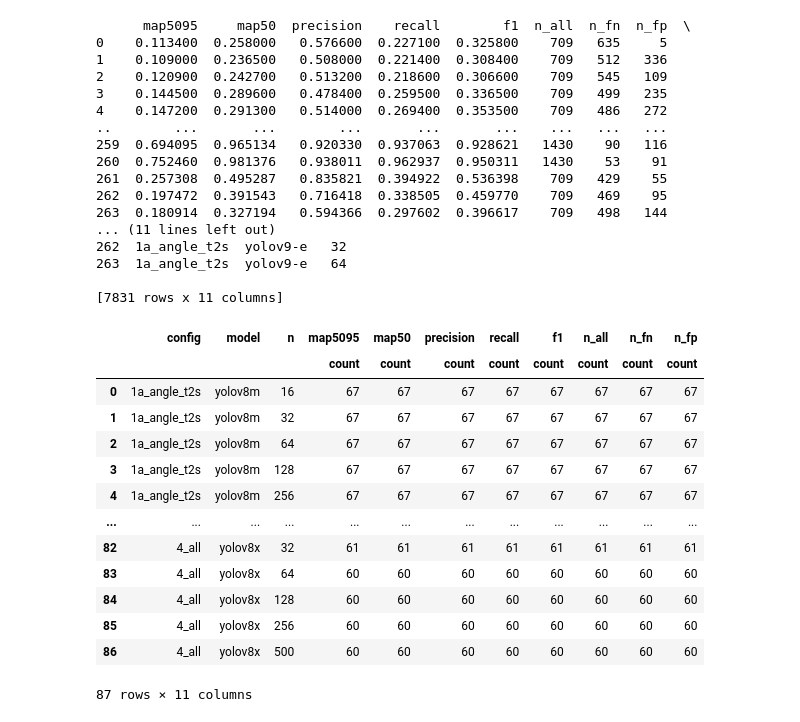
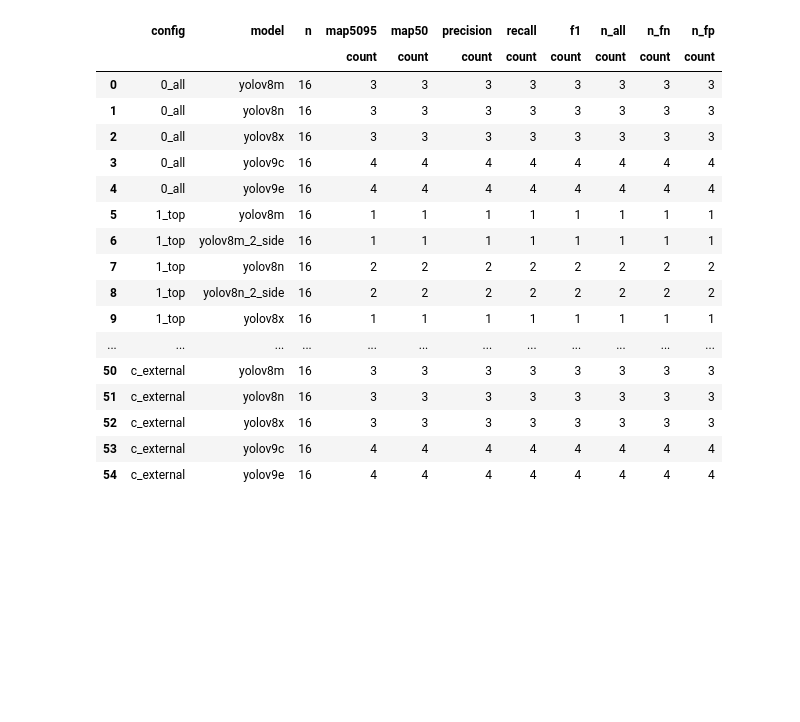
Before and after one commit to Niche-Squad/COLO, a Jupyter notebook: _3_evaluate.ipynb, the cells around one changed output. Cells and saved outputs as stored; diff of their text form; code cells hidden in the pictures; blank space fills up the shorter version.

```diff
--- a/_3_evaluate.ipynb
+++ b/_3_evaluate.ipynb
@@ -5,14 +5,11 @@ import seaborn as sns
 import matplotlib.pyplot as plt
 # %%
 ROOT = os.path.join("/home", "niche", "COLO")
-DIR_V8 = os.path.join("/projects", "niche_squad", "yolov8")
-DIR_V9 = os.path.join(ROOT, "yolov9", "out")
-RUNS = ["run_%d" % i for i in range(8)]
+DIR_OUT = os.path.join(ROOT, "out", "yolo")
+LS_DIR = [os.path.join(DIR_OUT, f) for f in os.listdir(DIR_OUT)]
 # %%
-data = dict()
-for k, v in zip(["v8", "v9"], [DIR_V8, DIR_V9]):
-    h = 0 if k == "v8" else None
-    data[k] = pd.read_csv(os.path.join(v, RUNS[0], "results.csv"), header=h)
-    for i in range(1, len(RUNS)):
-        data_new = pd.read_csv(os.path.join(v, RUNS[i], "results.csv"), header=h)
-        data[k] = pd.concat([data[k], data_new])
+data = pd.read_csv(os.path.join(LS_DIR[0], "results.csv"))
+for i in range(1, len(LS_DIR)):
+    data_tmp = pd.read_csv(os.path.join(LS_DIR[i], "results.csv"))
+    data = pd.concat([data, data_tmp])
+data
@@ -19,41 +30,21 @@ for k, v in zip(["v8", "v9"], [DIR_V8, DIR_V9]):
-# %%
-# set headers for v9 from v8
-data["v9"].columns = data["v8"].columns
-data_out = pd.concat([data["v8"], data["v9"]])
-print(data_out) # 5951
-# %% [output]
-      map5095     map50  precision    recall        f1  n_all  n_fn  n_fp  \
-0    0.113400  0.258000   0.576600  0.227100  0.325800    709   635     5
-1    0.109000  0.236500   0.508000  0.221400  0.308400    709   512   336
-2    0.120900  0.242700   0.513200  0.218600  0.306600    709   545   109
-3    0.144500  0.289600   0.478400  0.259500  0.336500    709   499   235
-4    0.147200  0.291300   0.514000  0.269400  0.353500    709   486   272
-..        ...       ...        ...       ...       ...    ...   ...   ...
-259  0.694095  0.965134   0.920330  0.937063  0.928621   1430    90   116
-260  0.752460  0.981376   0.938011  0.962937  0.950311   1430    53    91
-261  0.257308  0.495287   0.835821  0.394922  0.536398    709   429    55
-262  0.197472  0.391543   0.716418  0.338505  0.459770    709   469    95
-263  0.180914  0.327194   0.594366  0.297602  0.396617    709   498   144
-... (11 lines left out)
-262  1a_angle_t2s  yolov9-e   32
-263  1a_angle_t2s  yolov9-e   64
-
-[7831 rows x 11 columns]
 # %%
-# count each cateogory (config,model,n)
-data["v8"].groupby(["config", "model", "n"]).aggregate(["count"]).reset_index()
+data.query("n == 16").groupby(["config", "model", "n"]).aggregate(["count"]).reset_index()
 # %% [output]
 |  | config | model | n | map5095 | map50 | precision | recall | f1 | n_all | n_fn | n_fp |
 |  |  |  |  | count | count | count | count | count | count | count | count |
-| 0 | 1a_angle_t2s | yolov8m | 16 | 67 | 67 | 67 | 67 | 67 | 67 | 67 | 67 |
-| 1 | 1a_angle_t2s | yolov8m | 32 | 67 | 67 | 67 | 67 | 67 | 67 | 67 | 67 |
-| 2 | 1a_angle_t2s | yolov8m | 64 | 67 | 67 | 67 | 67 | 67 | 67 | 67 | 67 |
-| 3 | 1a_angle_t2s | yolov8m | 128 | 67 | 67 | 67 | 67 | 67 | 67 | 67 | 67 |
-| 4 | 1a_angle_t2s | yolov8m | 256 | 67 | 67 | 67 | 67 | 67 | 67 | 67 | 67 |
+| 0 | 0_all | yolov8m | 16 | 3 | 3 | 3 | 3 | 3 | 3 | 3 | 3 |
+| 1 | 0_all | yolov8n | 16 | 3 | 3 | 3 | 3 | 3 | 3 | 3 | 3 |
+| 2 | 0_all | yolov8x | 16 | 3 | 3 | 3 | 3 | 3 | 3 | 3 | 3 |
+| 3 | 0_all | yolov9c | 16 | 4 | 4 | 4 | 4 | 4 | 4 | 4 | 4 |
+| 4 | 0_all | yolov9e | 16 | 4 | 4 | 4 | 4 | 4 | 4 | 4 | 4 |
+| 5 | 1_top | yolov8m | 16 | 1 | 1 | 1 | 1 | 1 | 1 | 1 | 1 |
+| 6 | 1_top | yolov8m_2_side | 16 | 1 | 1 | 1 | 1 | 1 | 1 | 1 | 1 |
+| 7 | 1_top | yolov8n | 16 | 2 | 2 | 2 | 2 | 2 | 2 | 2 | 2 |
+| 8 | 1_top | yolov8n_2_side | 16 | 2 | 2 | 2 | 2 | 2 | 2 | 2 | 2 |
+| 9 | 1_top | yolov8x | 16 | 1 | 1 | 1 | 1 | 1 | 1 | 1 | 1 |
 | ... | ... | ... | ... | ... | ... | ... | ... | ... | ... | ... | ... |
-| 82 | 4_all | yolov8x | 32 | 61 | 61 | 61 | 61 | 61 | 61 | 61 | 61 |
-| 83 | 4_all | yolov8x | 64 | 60 | 60 | 60 | 60 | 60 | 60 | 60 | 60 |
-| 84 | 4_all | yolov8x | 128 | 60 | 60 | 60 | 60 | 60 | 60 | 60 | 60 |
-| 85 | 4_all | yolov8x | 256 | 60 | 60 | 60 | 60 | 60 | 60 | 60 | 60 |
-| 86 | 4_all | yolov8x | 500 | 60 | 60 | 60 | 60 | 60 | 60 | 60 | 60 |
+| 50 | c_external | yolov8m | 16 | 3 | 3 | 3 | 3 | 3 | 3 | 3 | 3 |
+| 51 | c_external | yolov8n | 16 | 3 | 3 | 3 | 3 | 3 | 3 | 3 | 3 |
+| 52 | c_external | yolov8x | 16 | 3 | 3 | 3 | 3 | 3 | 3 | 3 | 3 |
+| 53 | c_external | yolov9c | 16 | 4 | 4 | 4 | 4 | 4 | 4 | 4 | 4 |
+| 54 | c_external | yolov9e | 16 | 4 | 4 | 4 | 4 | 4 | 4 | 4 | 4 |
-87 rows × 11 columns
```
Also changed, not shown: parts of 10 cells of this notebook, 6 other files.
